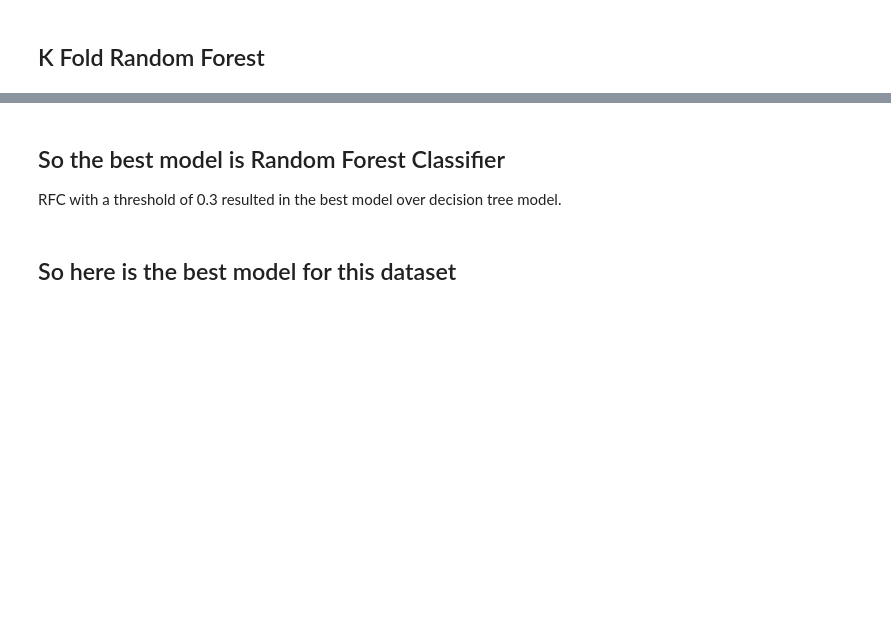
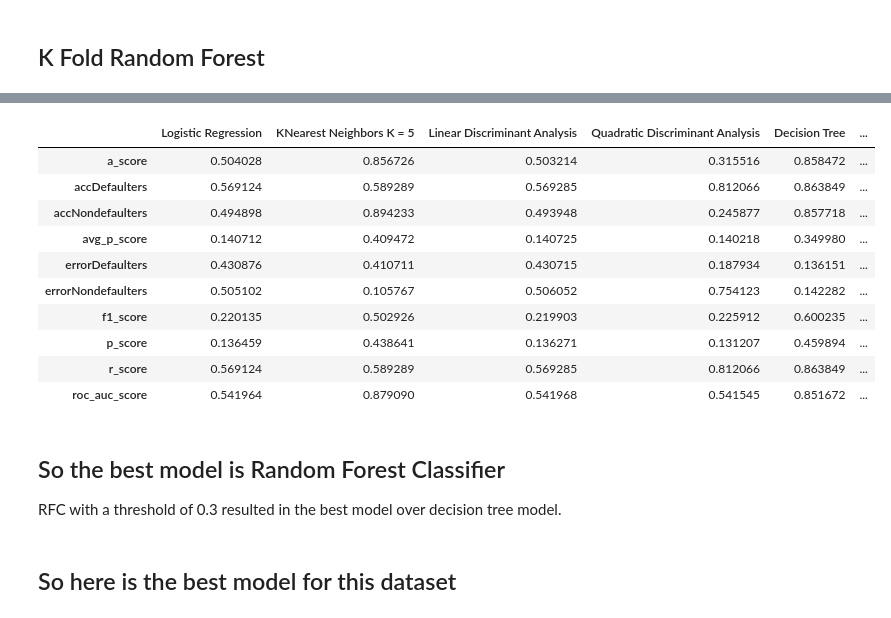
Before and after one commit to atknighton/Team-3-Data-Project, a Jupyter notebook: Final Project.ipynb, the cells around one changed output, grey strips where cells are left out. Cells and saved outputs as stored; diff of their text form; code cells hidden in the pictures; blank space fills up the shorter version.

```diff
--- a/Final Project.ipynb
+++ b/Final Project.ipynb
@@ -1206,0 +1295,4 @@ tempDF.groupby(["Predicted Default Status", "True Default Status"]).size().unsta
+# %%
+xtc = ExtraTreesClassifier(random_state=42)
+xtc.fit(X_train, y_train)
+dfxtc = pd.DataFrame(modelMetrics(xtc, "Extreme Random Tree", X_test_std, y_test))
@@ -1206,0 +1312,4 @@ tempDF.groupby(["Predicted Default Status", "True Default Status"]).size().unsta
+# %%
+ada = AdaBoostClassifier(n_estimators=500, random_state=42)
+ada.fit(X_train, y_train)
+dfada = pd.DataFrame(modelMetrics(ada, "ADA Boost", X_test_std, y_test))
@@ -1206,0 +1329,4 @@ tempDF.groupby(["Predicted Default Status", "True Default Status"]).size().unsta
+# %%
+gb = GradientBoostingClassifier(n_estimators=500, learning_rate=0.01, random_state=42)
+gb.fit(X_train, y_train)
+dfgb = pd.DataFrame(modelMetrics(gb, "Gradient Boost", X_test_std, y_test))
@@ -1207,3 +1344,24 @@ tempDF.groupby(["Predicted Default Status", "True Default Status"]).size().unsta
+# %%
+# Compiled List of Models
+alldfs = [dflr, dfk5, dflda, dfqda,
+          dfdt, dfdtp,
+          dfrfc, dfbag, dfxtc,
+          dfada, dfgb]
+# %%
+# Concatenate all the DataFrames
+pd.concat(alldfs, axis=1)
+# %% [output]
+|  | Logistic Regression | KNearest Neighbors K = 5 | Linear Discriminant Analysis | Quadratic Discriminant Analysis | Decision Tree | ... |
+| a_score | 0.504028 | 0.856726 | 0.503214 | 0.315516 | 0.858472 | ... |
+| accDefaulters | 0.569124 | 0.589289 | 0.569285 | 0.812066 | 0.863849 | ... |
+| accNondefaulters | 0.494898 | 0.894233 | 0.493948 | 0.245877 | 0.857718 | ... |
+| avg_p_score | 0.140712 | 0.409472 | 0.140725 | 0.140218 | 0.349980 | ... |
+| errorDefaulters | 0.430876 | 0.410711 | 0.430715 | 0.187934 | 0.136151 | ... |
+| errorNondefaulters | 0.505102 | 0.105767 | 0.506052 | 0.754123 | 0.142282 | ... |
+| f1_score | 0.220135 | 0.502926 | 0.219903 | 0.225912 | 0.600235 | ... |
+| p_score | 0.136459 | 0.438641 | 0.136271 | 0.131207 | 0.459894 | ... |
+| r_score | 0.569124 | 0.589289 | 0.569285 | 0.812066 | 0.863849 | ... |
+| roc_auc_score | 0.541964 | 0.879090 | 0.541968 | 0.541545 | 0.851672 | ... |
 # %% [markdown]
 ## So the best model is Random Forest Classifier
 RFC with a threshold of 0.3 resulted in the best model over decision tree model.
```
Also changed, not shown: parts of 61 cells of this notebook.
